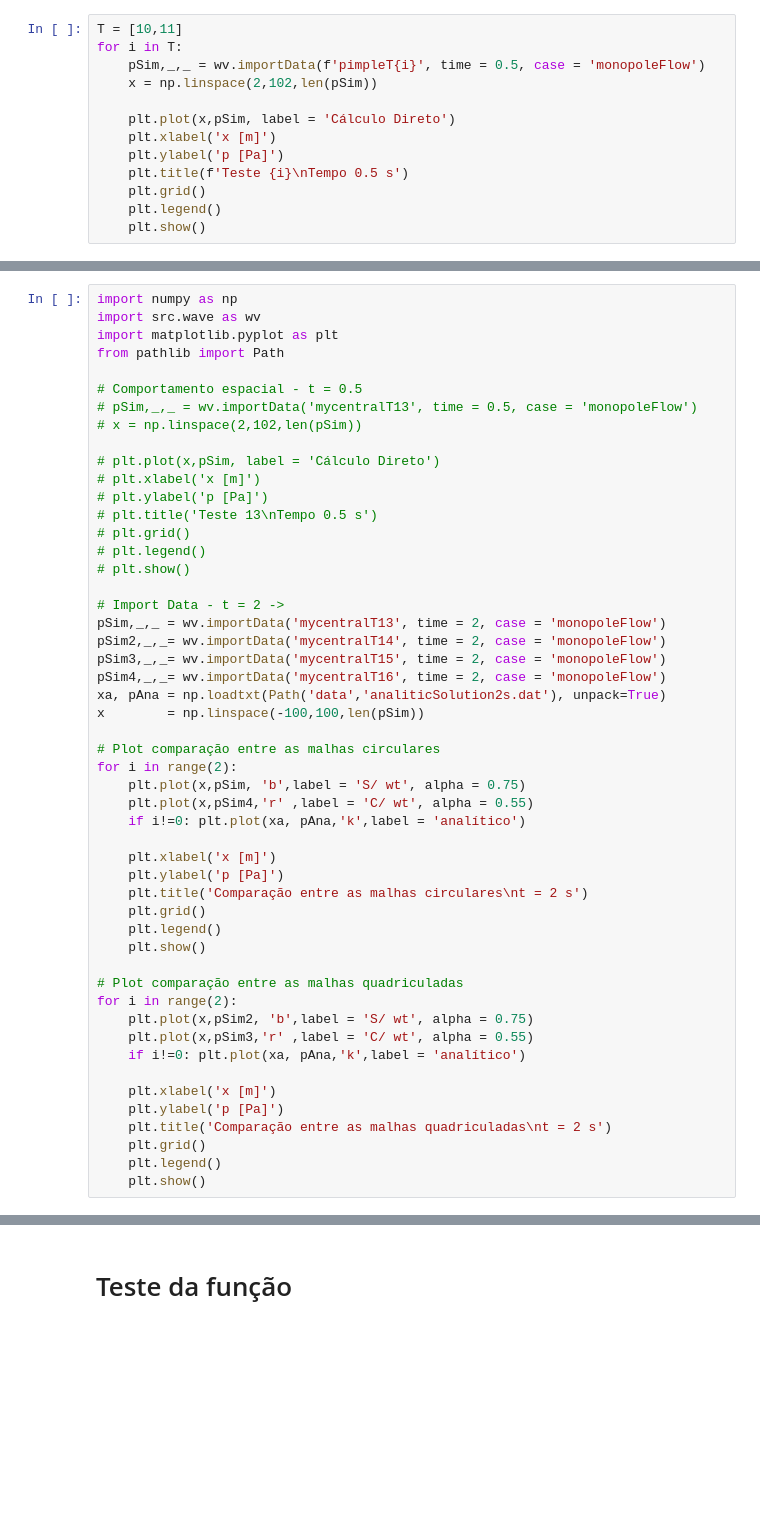
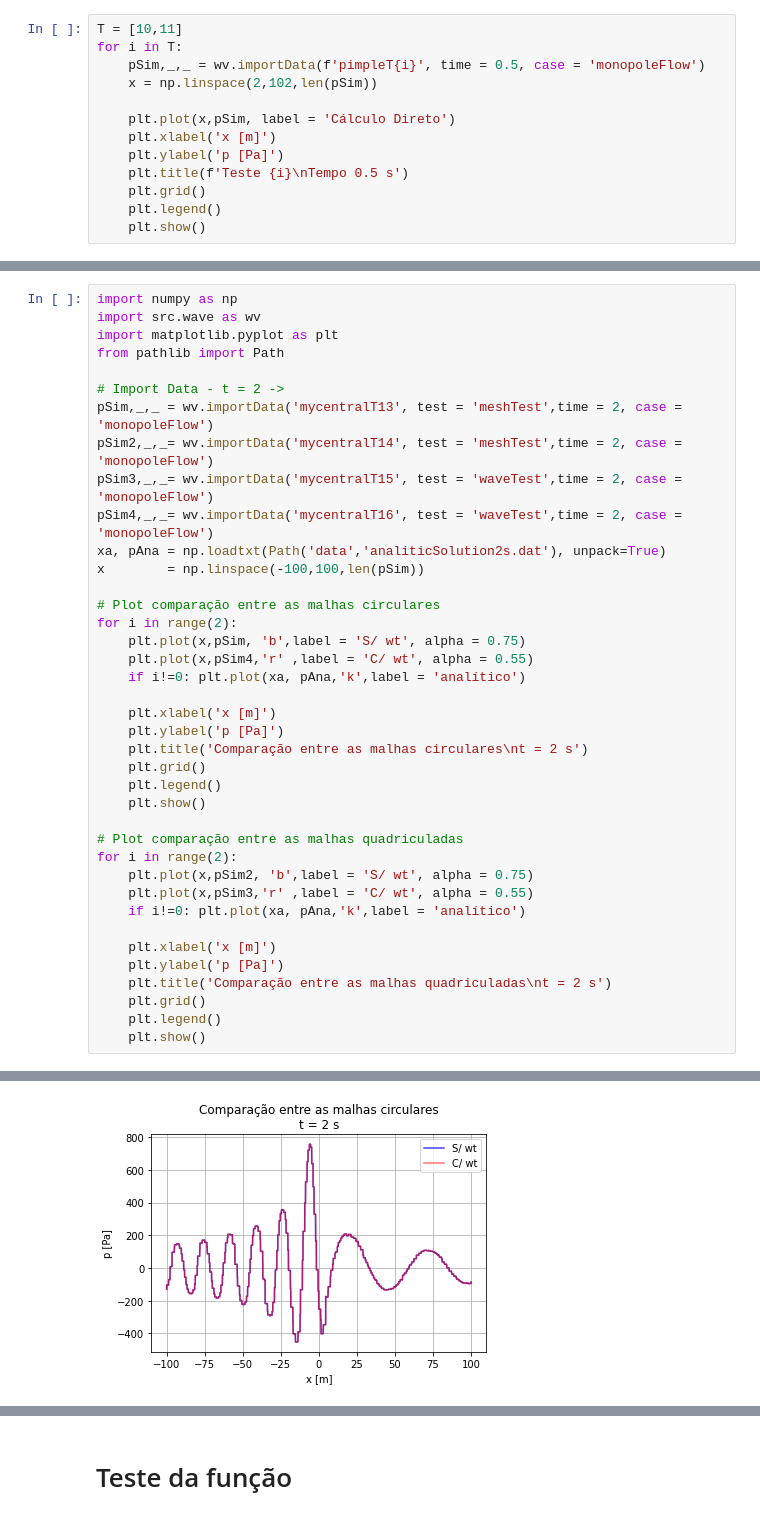
Before and after one commit to Widmark-Kaue/post-process-monopole, a Jupyter notebook: monopoleFlow.ipynb, the cells around one changed output, grey strips where cells are left out. Cells and saved outputs as stored; diff of their text form; blank space fills up the shorter version.

```diff
--- a/monopoleFlow.ipynb
+++ b/monopoleFlow.ipynb
@@ -92,23 +99,11 @@ import src.wave as wv
 import matplotlib.pyplot as plt
 from pathlib import Path
 
-# Comportamento espacial - t = 0.5
-# pSim,_,_ = wv.importData('mycentralT13', time = 0.5, case = 'monopoleFlow')
-# x = np.linspace(2,102,len(pSim))
-
-# plt.plot(x,pSim, label = 'Cálculo Direto')
-# plt.xlabel('x [m]')
-# plt.ylabel('p [Pa]')
-# plt.title('Teste 13\nTempo 0.5 s')
-# plt.grid()
-# plt.legend()
-# plt.show()
-
 # Import Data - t = 2 ->
-pSim,_,_ = wv.importData('mycentralT13', time = 2, case = 'monopoleFlow')
-pSim2,_,_= wv.importData('mycentralT14', time = 2, case = 'monopoleFlow')
-pSim3,_,_= wv.importData('mycentralT15', time = 2, case = 'monopoleFlow')
-pSim4,_,_= wv.importData('mycentralT16', time = 2, case = 'monopoleFlow')
+pSim,_,_ = wv.importData('mycentralT13', test = 'meshTest',time = 2, case = 'monopoleFlow')
+pSim2,_,_= wv.importData('mycentralT14', test = 'meshTest',time = 2, case = 'monopoleFlow')
+pSim3,_,_= wv.importData('mycentralT15', test = 'waveTest',time = 2, case = 'monopoleFlow')
+pSim4,_,_= wv.importData('mycentralT16', test = 'waveTest',time = 2, case = 'monopoleFlow')
 xa, pAna = np.loadtxt(Path('data','analiticSolution2s.dat'), unpack=True)
 x        = np.linspace(-100,100,len(pSim))
 
@@ -137,3 +132,4 @@ for i in range(2):
     plt.grid()
     plt.legend()
     plt.show()
+# %% [output]
@@ -139,0 +144 @@ for i in range(2):
+[figure, added]
```
Also changed, not shown: parts of 18 cells of this notebook, 3 other files.
